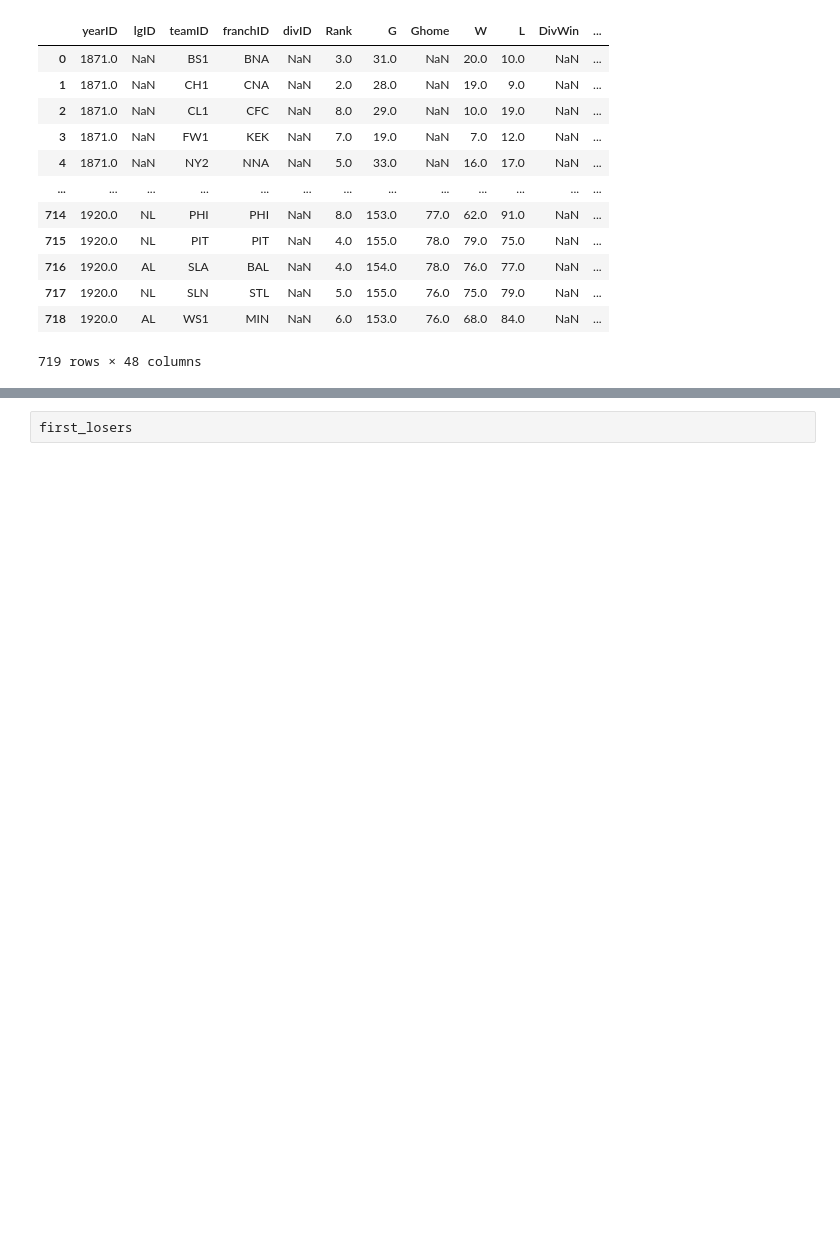
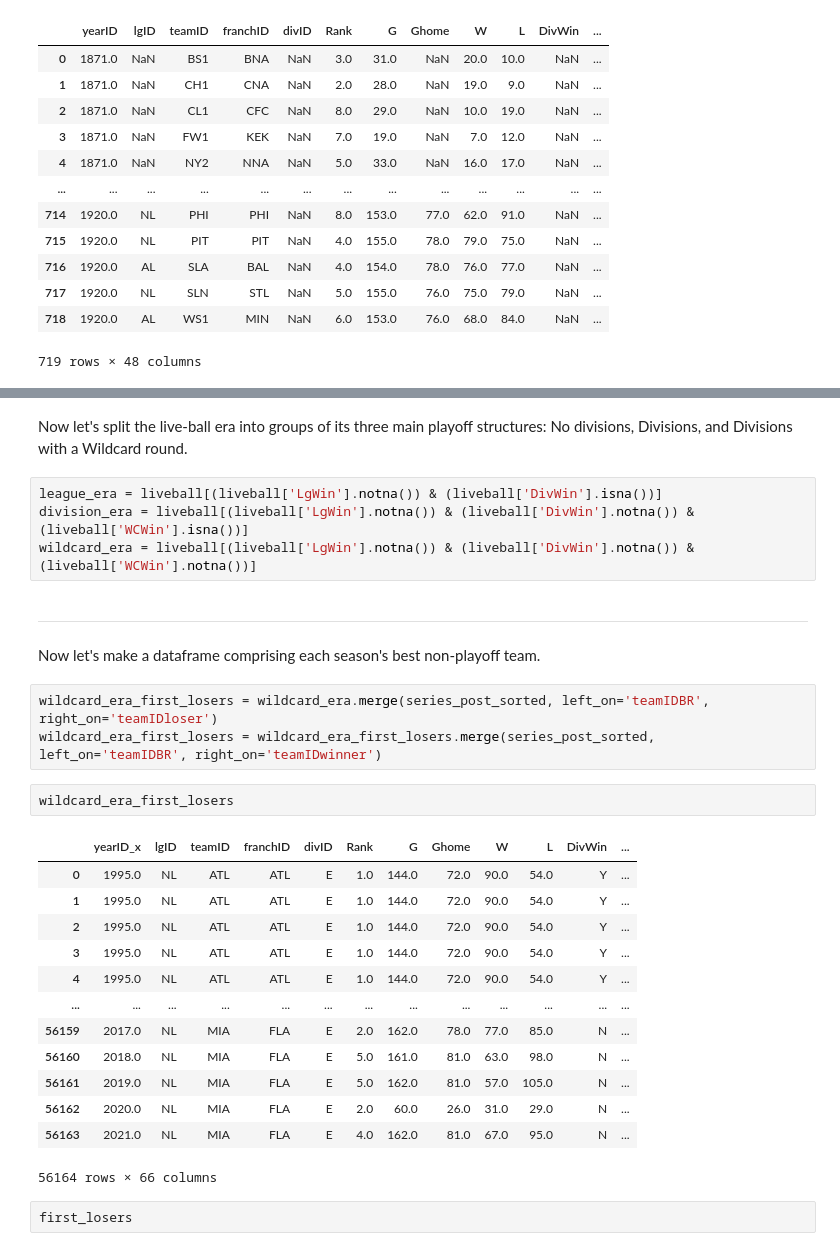
Before and after one commit to obverter/bmi-stars, a Jupyter notebook: BMI Stars.ipynb, the cells around one changed output, grey strips where cells are left out. Drawn from its saved outputs; the diff is of its cells as text; blank space fills up the shorter version.

Commit message:
Playoff parsing progress

```diff
--- a/BMI Stars.ipynb
+++ b/BMI Stars.ipynb
@@ -597,3 +721,32 @@ first_losers = df_teams[
+# %% [markdown]
+Now let's split the live-ball era into groups of its three main playoff structures: No divisions, Divisions, and Divisions with a Wildcard round.
+# %%
+league_era = liveball[(liveball['LgWin'].notna()) & (liveball['DivWin'].isna())]
+division_era = liveball[(liveball['LgWin'].notna()) & (liveball['DivWin'].notna()) & (liveball['WCWin'].isna())]
+wildcard_era = liveball[(liveball['LgWin'].notna()) & (liveball['DivWin'].notna()) & (liveball['WCWin'].notna())]
+# %% [markdown]
+----
+# %% [markdown]
+Now let's make a dataframe comprising each season's best non-playoff team.
+# %%
+wildcard_era_first_losers = wildcard_era.merge(series_post_sorted, left_on='teamIDBR', right_on='teamIDloser')
+wildcard_era_first_losers = wildcard_era_first_losers.merge(series_post_sorted, left_on='teamIDBR', right_on='teamIDwinner')
+# %%
+wildcard_era_first_losers
+# %% [output]
+|  | yearID_x | lgID | teamID | franchID | divID | Rank | G | Ghome | W | L | DivWin | ... |
+| 0 | 1995.0 | NL | ATL | ATL | E | 1.0 | 144.0 | 72.0 | 90.0 | 54.0 | Y | ... |
+| 1 | 1995.0 | NL | ATL | ATL | E | 1.0 | 144.0 | 72.0 | 90.0 | 54.0 | Y | ... |
+| 2 | 1995.0 | NL | ATL | ATL | E | 1.0 | 144.0 | 72.0 | 90.0 | 54.0 | Y | ... |
+| 3 | 1995.0 | NL | ATL | ATL | E | 1.0 | 144.0 | 72.0 | 90.0 | 54.0 | Y | ... |
+| 4 | 1995.0 | NL | ATL | ATL | E | 1.0 | 144.0 | 72.0 | 90.0 | 54.0 | Y | ... |
+| ... | ... | ... | ... | ... | ... | ... | ... | ... | ... | ... | ... | ... |
+| 56159 | 2017.0 | NL | MIA | FLA | E | 2.0 | 162.0 | 78.0 | 77.0 | 85.0 | N | ... |
+| 56160 | 2018.0 | NL | MIA | FLA | E | 5.0 | 161.0 | 81.0 | 63.0 | 98.0 | N | ... |
+| 56161 | 2019.0 | NL | MIA | FLA | E | 5.0 | 162.0 | 81.0 | 57.0 | 105.0 | N | ... |
+| 56162 | 2020.0 | NL | MIA | FLA | E | 2.0 | 60.0 | 26.0 | 31.0 | 29.0 | N | ... |
+| 56163 | 2021.0 | NL | MIA | FLA | E | 4.0 | 162.0 | 81.0 | 67.0 | 95.0 | N | ... |
+56164 rows × 66 columns
 # %%
 first_losers
 # %% [output]
```
Also changed, not shown: parts of 29 cells of this notebook.
